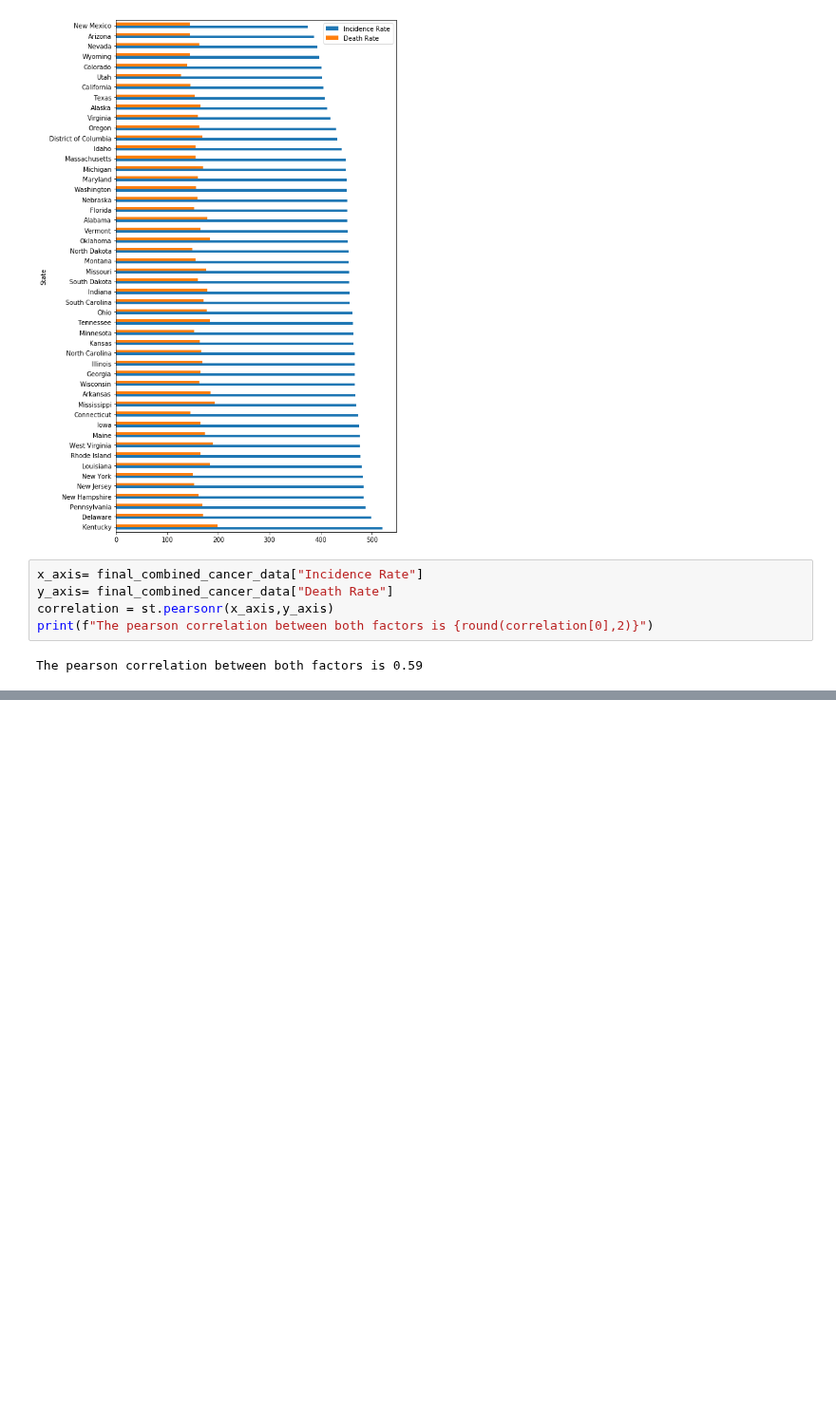
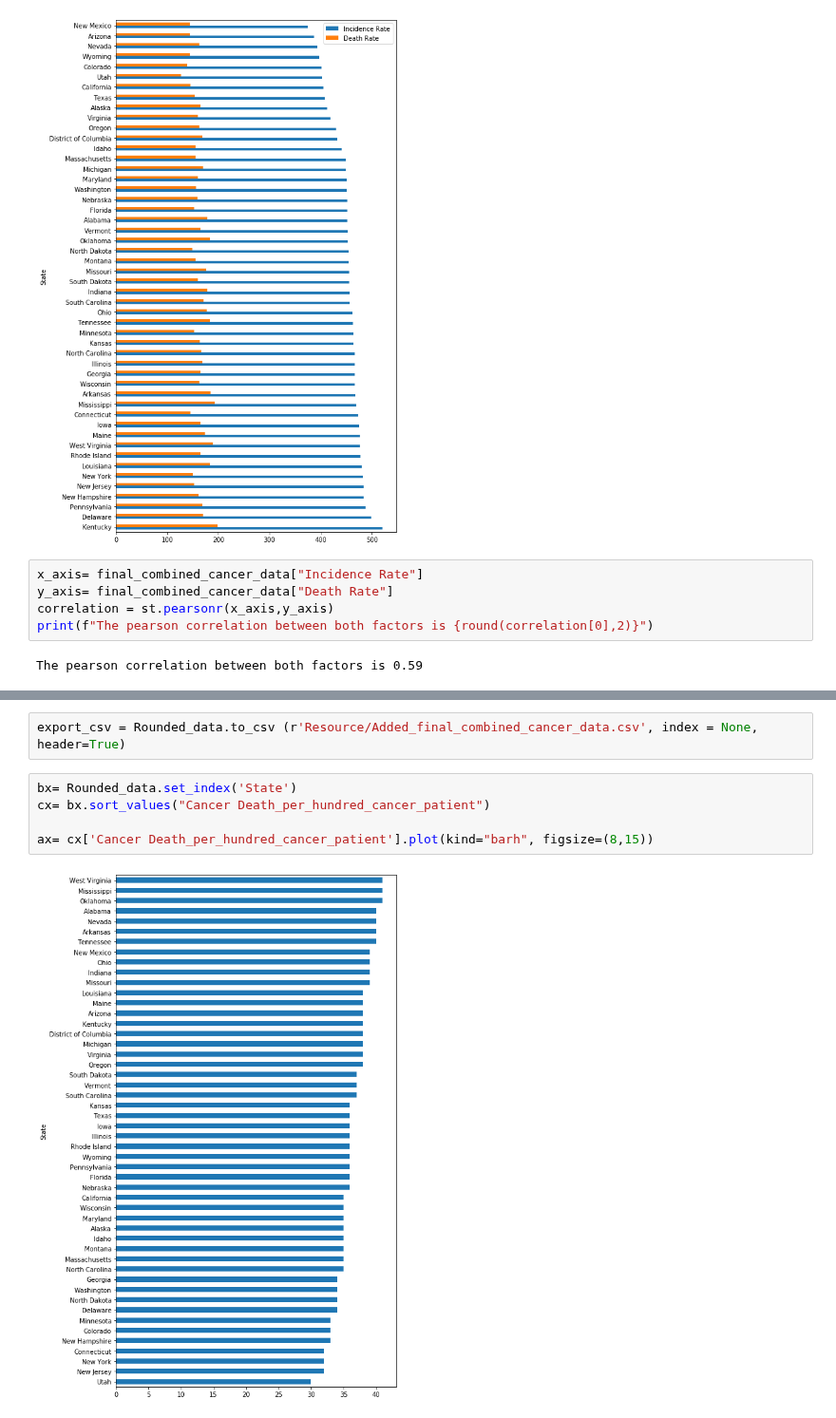
Before and after one commit to settinge/Cancer-and-Nonbiological-Variables, a Jupyter notebook: Statewiseonly.ipynb, the cells around one changed output, grey strips where cells are left out. Shown at 95% size. Cells and saved outputs as stored; diff of their text form; blank space fills up the shorter version.

```diff
--- a/Statewiseonly.ipynb
+++ b/Statewiseonly.ipynb
@@ -132 +144,10 @@ The pearson correlation between both factors is 0.59
+# %%
+export_csv = Rounded_data.to_csv (r'Resource/Added_final_combined_cancer_data.csv', index = None, header=True)
+# %%
+bx= Rounded_data.set_index('State')
+cx= bx.sort_values("Cancer Death_per_hundred_cancer_patient")
+
+ax= cx['Cancer Death_per_hundred_cancer_patient'].plot(kind="barh", figsize=(8,15))
+# %% [output]
+[figure, added]
 # %%
```
Also changed, not shown: parts of 8 cells of this notebook, 1 other file.
